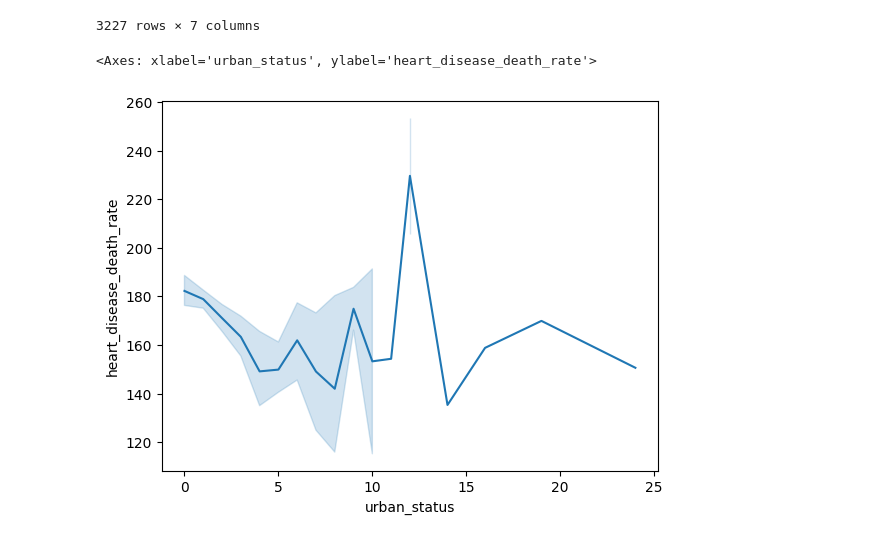
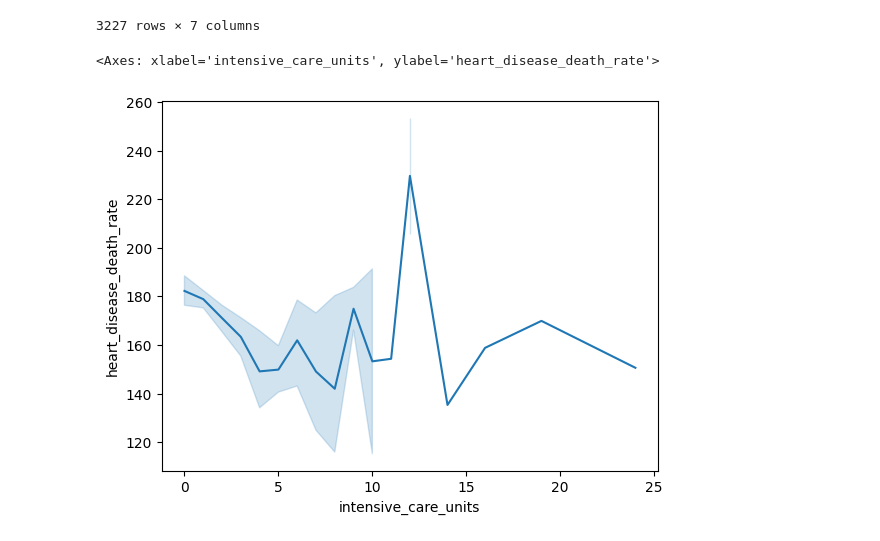
Before and after one commit to kevinwguo/216Project, a Jupyter notebook: Prototype.ipynb, the cells around one changed output. Saved outputs shown, nothing was run; the diff lists cells and outputs as text; code cells hidden in the pictures.

```diff
--- a/Prototype.ipynb
+++ b/Prototype.ipynb
@@ -66,7 +73,7 @@ final_df
 | 3226 | Ziebach | SD | NaN | 0.0 | 0.0 | ... |
 3227 rows × 7 columns
 # %%
-sns.lineplot(final_df.dropna(), x='urban_status', y='heart_disease_death_rate')
+sns.lineplot(final_df.dropna(), x='intensive_care_units', y='heart_disease_death_rate')
 # %% [output]
-<Axes: xlabel='urban_status', ylabel='heart_disease_death_rate'>
+<Axes: xlabel='intensive_care_units', ylabel='heart_disease_death_rate'>
-[figure, old version]
+[figure, new version]
```
Also changed, not shown: parts of 2 cells of this notebook, 1 other file.
